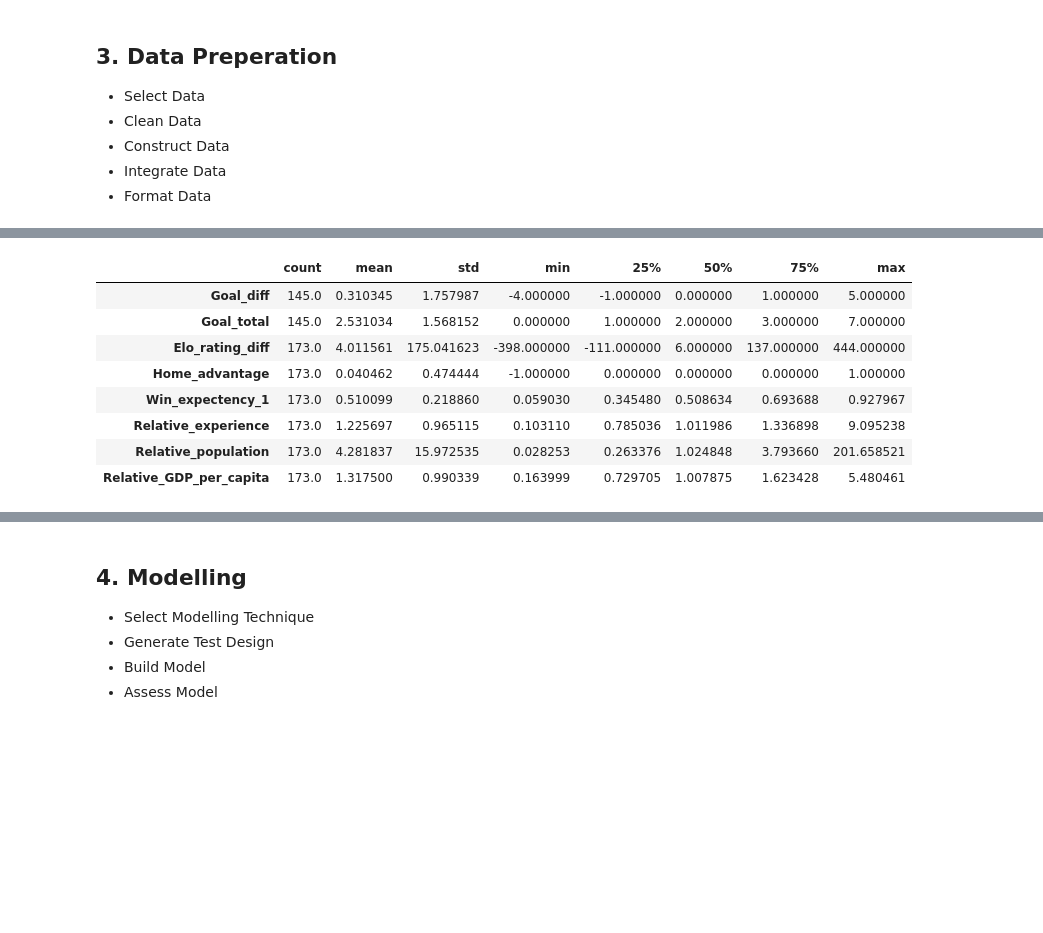
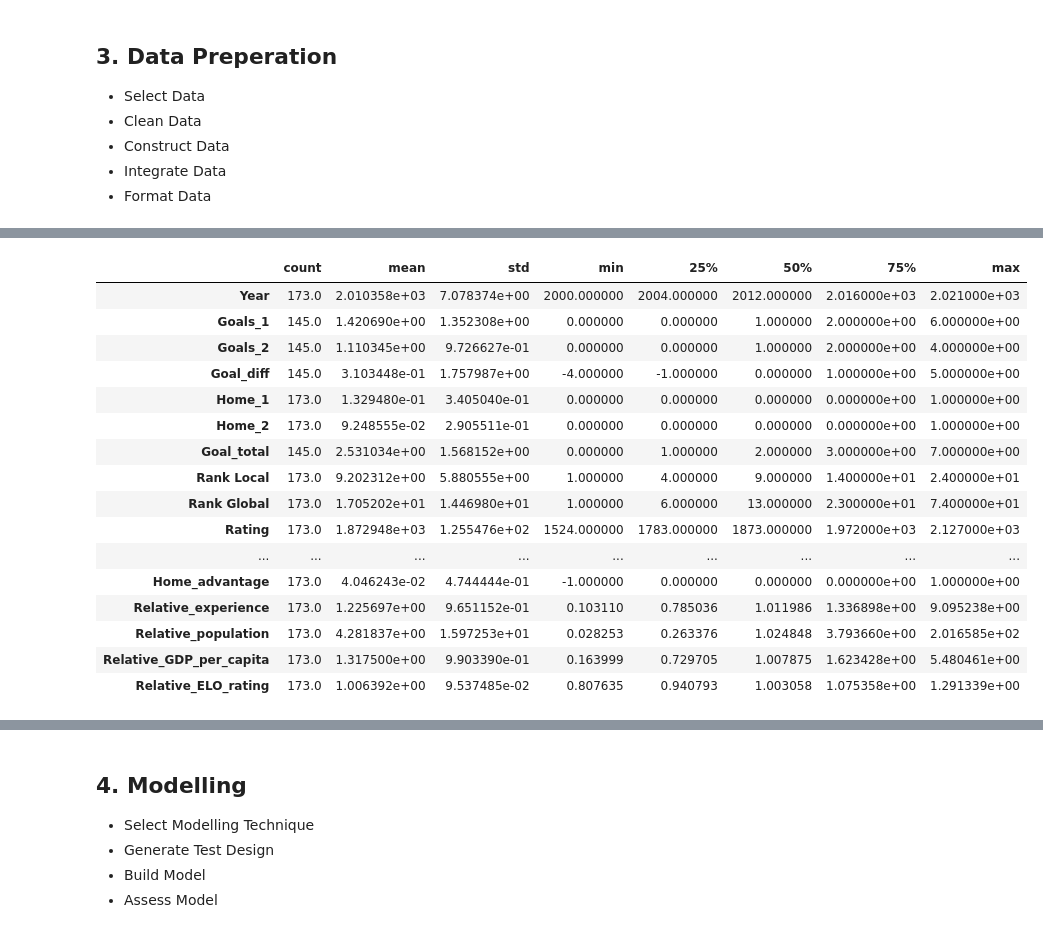
Before and after one commit to deacona/the-ball-is-round, a Jupyter notebook: notebooks/intl_02_euro_2020.ipynb, the cells around one changed output, grey strips where cells are left out. Saved outputs shown, nothing was run; the diff lists cells and outputs as text; code cells hidden in the pictures; blank space fills up the shorter version.

```diff
--- a/notebooks/intl_02_euro_2020.ipynb
+++ b/notebooks/intl_02_euro_2020.ipynb
@@ -92,10 +72,17 @@ memory usage: 41.3+ KB
 # %%
+match = utilities.get_master("nations_matches")
+# match.info()
+
 match = match[['Round', 'Day', 'Date', 'Time', 'Team_1', 'Team_2',
        'Year', 'Goals_1', 'Goals_2',
        'Goal_diff', 'Venue', 'Venue_country', 'Venue_city', 'Home_1',
        'Home_2']]
 
 match["Goal_total"] = match.Goals_1 + match.Goals_2
+match["Result"] = None
+match.loc[match.Goals_1 == match.Goals_2, "Result"] = "Draw"
+match.loc[match.Goals_1 > match.Goals_2, "Result"] = "Win"
+match.loc[match.Goals_1 < match.Goals_2, "Result"] = "Loss"
 
 match.describe(include="all").T
 # %% [output]
@@ -355,22 +331,44 @@ summary.head()
 # %%
-data = match.merge(summary, left_on=["Team_1", "Year"], right_on=["Team", "Year"], suffixes=["", "_1"])
-data = data.merge(summary, left_on=["Team_2", "Year"], right_on=["Team", "Year"], suffixes=["", "_2"])
-data["Elo_rating_diff"] = data["Rating"] - data["Rating_2"]
+data = match.merge(summary, left_on=["Team_1", "Year"], right_on=["Team", "Year"]) #, suffixes=["", "_1"])
+data = data.merge(summary, left_on=["Team_2", "Year"], right_on=["Team", "Year"], suffixes=["", " (2)"])
+
+data["Elo_rating_diff"] = data["Rating"] - data["Rating (2)"]
 data["Home_advantage"] = data["Home_1"] - data["Home_2"]
-data["Win_expectency_1"] = ((10**((-(data.Elo_rating_diff + (100 * data.Home_advantage)))/400))+1)**-1
-data["Relative_experience"] = data["Matches Total"] / data["Matches Total_2"]
-data["Relative_population"] = data["Population"] / data["Population_2"]
-data["Relative_GDP_per_capita"] = data["GDP (PPP) Per Capita"] / data["GDP (PPP) Per Capita_2"]
-data = data[["Goal_diff", "Goal_total", "Elo_rating_diff", "Home_advantage", "Win_expectency_1",
-             "Relative_experience", "Relative_population", "Relative_GDP_per_capita"]]
+# data["Win_expectency_1"] = ((10**((-(data.Elo_rating_diff + (100 * data.Home_advantage)))/400))+1)**-1
+data["Relative_experience"] = data["Matches Total"] / data["Matches Total (2)"]
+data["Relative_population"] = data["Population"] / data["Population (2)"]
+data["Relative_GDP_per_capita"] = data["GDP (PPP) Per Capita"] / data["GDP (PPP) Per Capita (2)"]
+data["Relative_ELO_rating"] = data["Rating"] / data["Rating (2)"]
+# data["Relative_ELO_rank_1yr_change"] = data["1 Year Change Rank"] / data["1 Year Change Rank (2)"]
+# data["Relative_ELO_rating_1yr_change"] = data["1 Year Change Rating"] / data["1 Year Change Rating (2)"]
+
+# model_years = [2000, 2004, 2008, 2012, 2016]
+live_years = [2021]
+data["Usage"] = "Model"
+data.loc[data.Year.isin(live_years), "Usage"] = "Live"
+
+# data = data[["Date", "Year", "Team_1", "Team_2", "Goal_diff", "Goal_total", "Elo_rating_diff", "Home_advantage", "Win_expectency_1",
+#              "Relative_experience", "Relative_population", "Relative_GDP_per_capita",
+#             "Relative_ELO_rating"]] #, "Relative_ELO_rank_1yr_change", "Relative_ELO_rating_1yr_change"
+# ]]
+
+# data.columns
 data.describe().T
 # %% [output]
 |  | count | mean | std | min | 25% | 50% | 75% | max |
-| Goal_diff | 145.0 | 0.310345 | 1.757987 | -4.000000 | -1.000000 | 0.000000 | 1.000000 | 5.000000 |
-| Goal_total | 145.0 | 2.531034 | 1.568152 | 0.000000 | 1.000000 | 2.000000 | 3.000000 | 7.000000 |
-| Elo_rating_diff | 173.0 | 4.011561 | 175.041623 | -398.000000 | -111.000000 | 6.000000 | 137.000000 | 444.000000 |
-| Home_advantage | 173.0 | 0.040462 | 0.474444 | -1.000000 | 0.000000 | 0.000000 | 0.000000 | 1.000000 |
-| Win_expectency_1 | 173.0 | 0.510099 | 0.218860 | 0.059030 | 0.345480 | 0.508634 | 0.693688 | 0.927967 |
-| Relative_experience | 173.0 | 1.225697 | 0.965115 | 0.103110 | 0.785036 | 1.011986 | 1.336898 | 9.095238 |
-| Relative_population | 173.0 | 4.281837 | 15.972535 | 0.028253 | 0.263376 | 1.024848 | 3.793660 | 201.658521 |
-| Relative_GDP_per_capita | 173.0 | 1.317500 | 0.990339 | 0.163999 | 0.729705 | 1.007875 | 1.623428 | 5.480461 |
+| Year | 173.0 | 2.010358e+03 | 7.078374e+00 | 2000.000000 | 2004.000000 | 2012.000000 | 2.016000e+03 | 2.021000e+03 |
+| Goals_1 | 145.0 | 1.420690e+00 | 1.352308e+00 | 0.000000 | 0.000000 | 1.000000 | 2.000000e+00 | 6.000000e+00 |
+| Goals_2 | 145.0 | 1.110345e+00 | 9.726627e-01 | 0.000000 | 0.000000 | 1.000000 | 2.000000e+00 | 4.000000e+00 |
+| Goal_diff | 145.0 | 3.103448e-01 | 1.757987e+00 | -4.000000 | -1.000000 | 0.000000 | 1.000000e+00 | 5.000000e+00 |
+| Home_1 | 173.0 | 1.329480e-01 | 3.405040e-01 | 0.000000 | 0.000000 | 0.000000 | 0.000000e+00 | 1.000000e+00 |
+| Home_2 | 173.0 | 9.248555e-02 | 2.905511e-01 | 0.000000 | 0.000000 | 0.000000 | 0.000000e+00 | 1.000000e+00 |
+| Goal_total | 145.0 | 2.531034e+00 | 1.568152e+00 | 0.000000 | 1.000000 | 2.000000 | 3.000000e+00 | 7.000000e+00 |
+| Rank Local | 173.0 | 9.202312e+00 | 5.880555e+00 | 1.000000 | 4.000000 | 9.000000 | 1.400000e+01 | 2.400000e+01 |
+| Rank Global | 173.0 | 1.705202e+01 | 1.446980e+01 | 1.000000 | 6.000000 | 13.000000 | 2.300000e+01 | 7.400000e+01 |
+| Rating | 173.0 | 1.872948e+03 | 1.255476e+02 | 1524.000000 | 1783.000000 | 1873.000000 | 1.972000e+03 | 2.127000e+03 |
+| ... | ... | ... | ... | ... | ... | ... | ... | ... |
+| Home_advantage | 173.0 | 4.046243e-02 | 4.744444e-01 | -1.000000 | 0.000000 | 0.000000 | 0.000000e+00 | 1.000000e+00 |
+| Relative_experience | 173.0 | 1.225697e+00 | 9.651152e-01 | 0.103110 | 0.785036 | 1.011986 | 1.336898e+00 | 9.095238e+00 |
+| Relative_population | 173.0 | 4.281837e+00 | 1.597253e+01 | 0.028253 | 0.263376 | 1.024848 | 3.793660e+00 | 2.016585e+02 |
+| Relative_GDP_per_capita | 173.0 | 1.317500e+00 | 9.903390e-01 | 0.163999 | 0.729705 | 1.007875 | 1.623428e+00 | 5.480461e+00 |
+| Relative_ELO_rating | 173.0 | 1.006392e+00 | 9.537485e-02 | 0.807635 | 0.940793 | 1.003058 | 1.075358e+00 | 1.291339e+00 |
```
Also changed, not shown: parts of 32 cells of this notebook, 1 other file.
